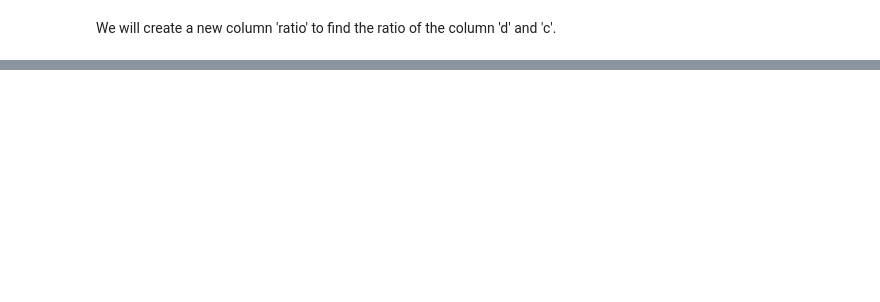
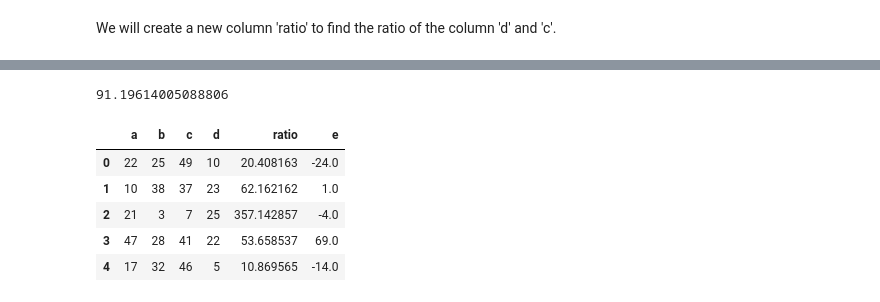
Before and after one commit to stevenkhwun/Python_Notes, a Jupyter notebook: Vectorization.ipynb, the cells around one changed output, grey strips where cells are left out. Cells and saved outputs as stored; diff of their text form; code cells hidden in the pictures; blank space fills up the shorter version.

```diff
--- a/Vectorization.ipynb
+++ b/Vectorization.ipynb
@@ -108,0 +115,26 @@ df.head()
+# %%
+# Using Loops
+import time
+start = time.time()
+
+# Iterating through DataFrame using iterrows
+for idx, row in df.iterrows():
+  if row.a == 1:
+    df.at[idx, 'e'] = row.d
+  elif (row.a <=25) & (row.a > 1):
+    df.at[idx, 'e'] = (row.b) - (row.c)
+  else:
+    df.at[idx, 'e'] = row.b + row.c
+
+end = time.time()
+
+print(end - start)
+df.head()
+# %% [output]
+91.19614005088806
+|  | a | b | c | d | ratio | e |
+| 0 | 22 | 25 | 49 | 10 | 20.408163 | -24.0 |
+| 1 | 10 | 38 | 37 | 23 | 62.162162 | 1.0 |
+| 2 | 21 | 3 | 7 | 25 | 357.142857 | -4.0 |
+| 3 | 47 | 28 | 41 | 22 | 53.658537 | 69.0 |
+| 4 | 17 | 32 | 46 | 5 | 10.869565 | -14.0 |
```
Also changed, not shown: parts of 16 cells of this notebook.
